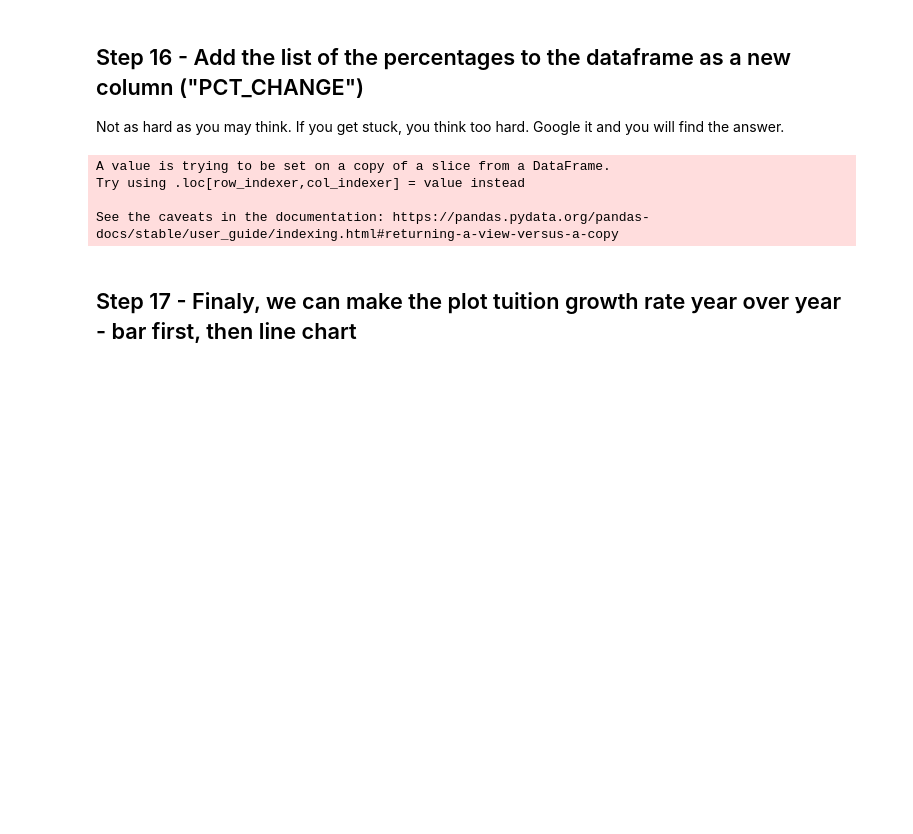
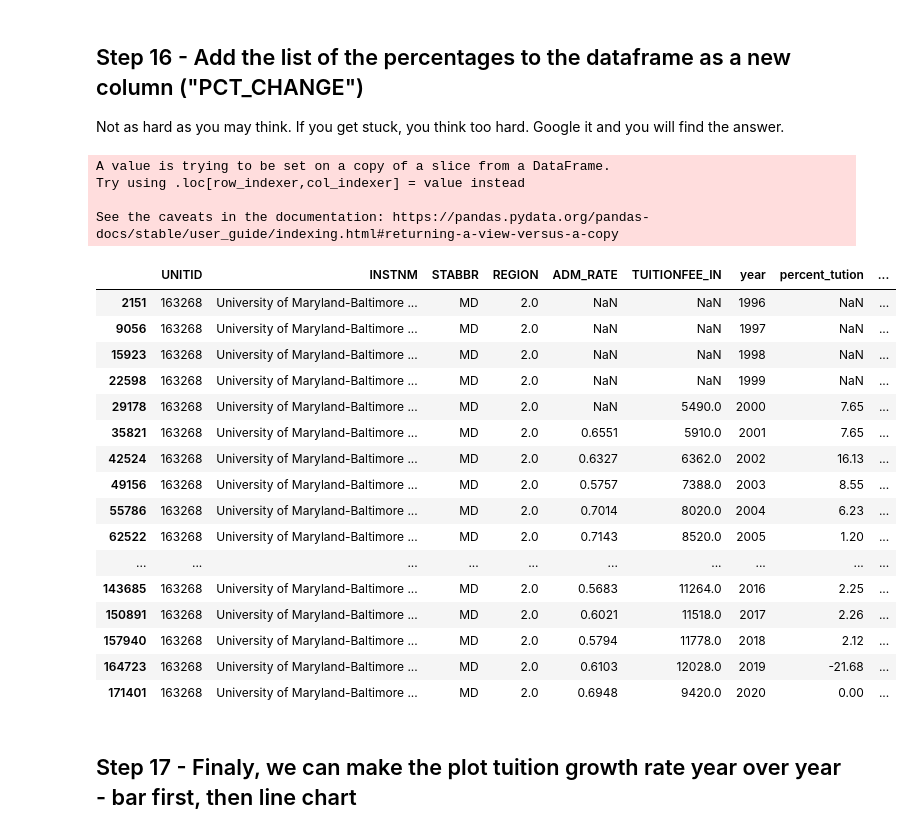
Before and after one commit to vunnampragathi/690-stats-and-visu, a Jupyter notebook: assignments_06/assignment_06.ipynb, the cells around one changed output. Saved outputs shown, nothing was run; the diff lists cells and outputs as text; code cells hidden in the pictures; blank space fills up the shorter version.

```diff
--- a/assignments_06/assignment_06.ipynb
+++ b/assignments_06/assignment_06.ipynb
@@ -481,11 +491,31 @@ len(rounded_list)
 Not as hard as you may think. If you get stuck, you think too hard. Google it and you will find the answer.
 # %%
 #(Write code here)
-df1["percent_tution"] = rounded_list
+df1["percent_change_tution"] = rounded_list
 # %% [output]
 A value is trying to be set on a copy of a slice from a DataFrame.
 Try using .loc[row_indexer,col_indexer] = value instead
 
 See the caveats in the documentation: https://pandas.pydata.org/pandas-docs/stable/user_guide/indexing.html#returning-a-view-versus-a-copy
+# %%
+df1
+# %% [output]
+|  | UNITID | INSTNM | STABBR | REGION | ADM_RATE | TUITIONFEE_IN | year | percent_tution | ... |
+| 2151 | 163268 | University of Maryland-Baltimore ... | MD | 2.0 | NaN | NaN | 1996 | NaN | ... |
+| 9056 | 163268 | University of Maryland-Baltimore ... | MD | 2.0 | NaN | NaN | 1997 | NaN | ... |
+| 15923 | 163268 | University of Maryland-Baltimore ... | MD | 2.0 | NaN | NaN | 1998 | NaN | ... |
+| 22598 | 163268 | University of Maryland-Baltimore ... | MD | 2.0 | NaN | NaN | 1999 | NaN | ... |
+| 29178 | 163268 | University of Maryland-Baltimore ... | MD | 2.0 | NaN | 5490.0 | 2000 | 7.65 | ... |
+| 35821 | 163268 | University of Maryland-Baltimore ... | MD | 2.0 | 0.6551 | 5910.0 | 2001 | 7.65 | ... |
+| 42524 | 163268 | University of Maryland-Baltimore ... | MD | 2.0 | 0.6327 | 6362.0 | 2002 | 16.13 | ... |
+| 49156 | 163268 | University of Maryland-Baltimore ... | MD | 2.0 | 0.5757 | 7388.0 | 2003 | 8.55 | ... |
+| 55786 | 163268 | University of Maryland-Baltimore ... | MD | 2.0 | 0.7014 | 8020.0 | 2004 | 6.23 | ... |
+| 62522 | 163268 | University of Maryland-Baltimore ... | MD | 2.0 | 0.7143 | 8520.0 | 2005 | 1.20 | ... |
+| ... | ... | ... | ... | ... | ... | ... | ... | ... | ... |
+| 143685 | 163268 | University of Maryland-Baltimore ... | MD | 2.0 | 0.5683 | 11264.0 | 2016 | 2.25 | ... |
+| 150891 | 163268 | University of Maryland-Baltimore ... | MD | 2.0 | 0.6021 | 11518.0 | 2017 | 2.26 | ... |
+| 157940 | 163268 | University of Maryland-Baltimore ... | MD | 2.0 | 0.5794 | 11778.0 | 2018 | 2.12 | ... |
+| 164723 | 163268 | University of Maryland-Baltimore ... | MD | 2.0 | 0.6103 | 12028.0 | 2019 | -21.68 | ... |
+| 171401 | 163268 | University of Maryland-Baltimore ... | MD | 2.0 | 0.6948 | 9420.0 | 2020 | 0.00 | ... |
 # %% [markdown]
 ## Step 17 - Finaly, we can make the plot tuition growth rate year over year - bar first, then line chart
```
Also changed, not shown: parts of 15 cells of this notebook.
